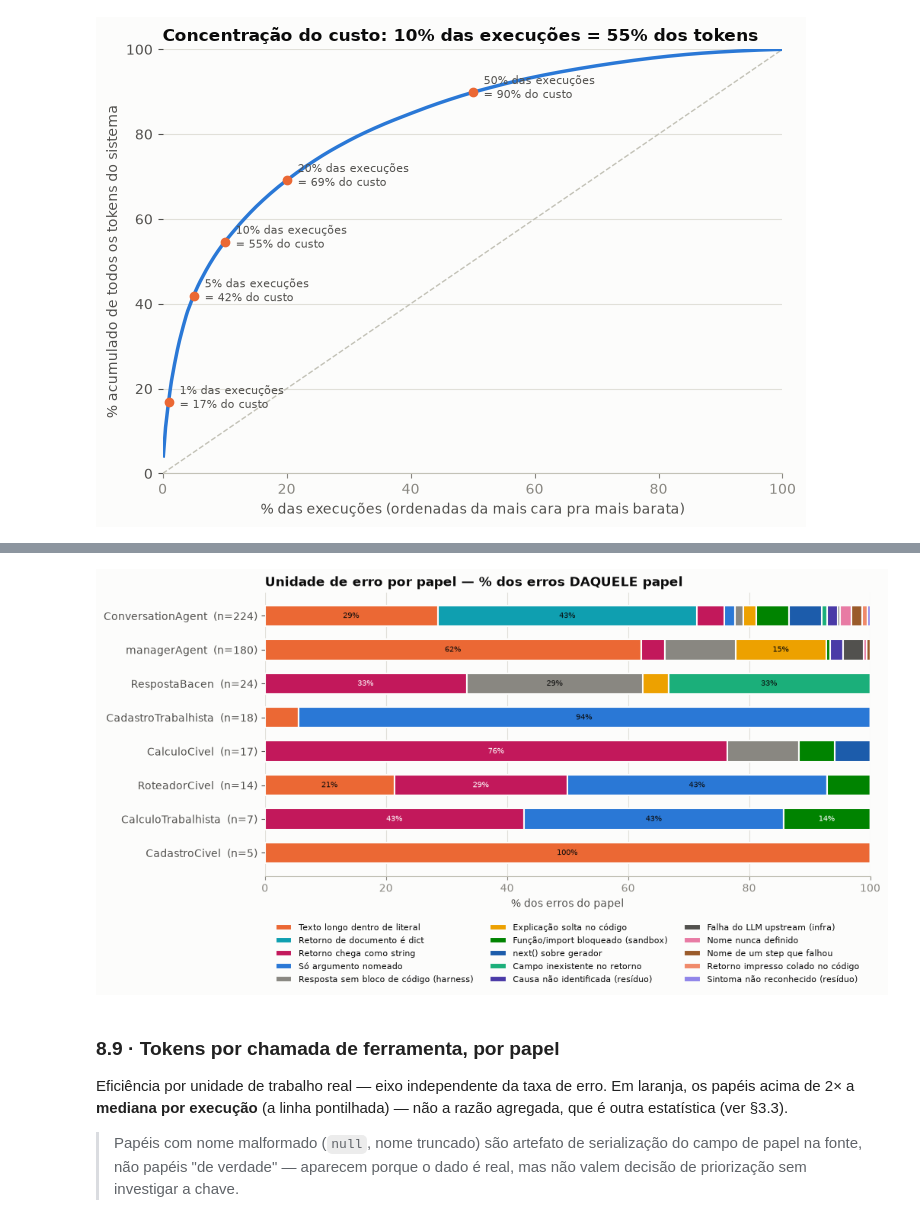
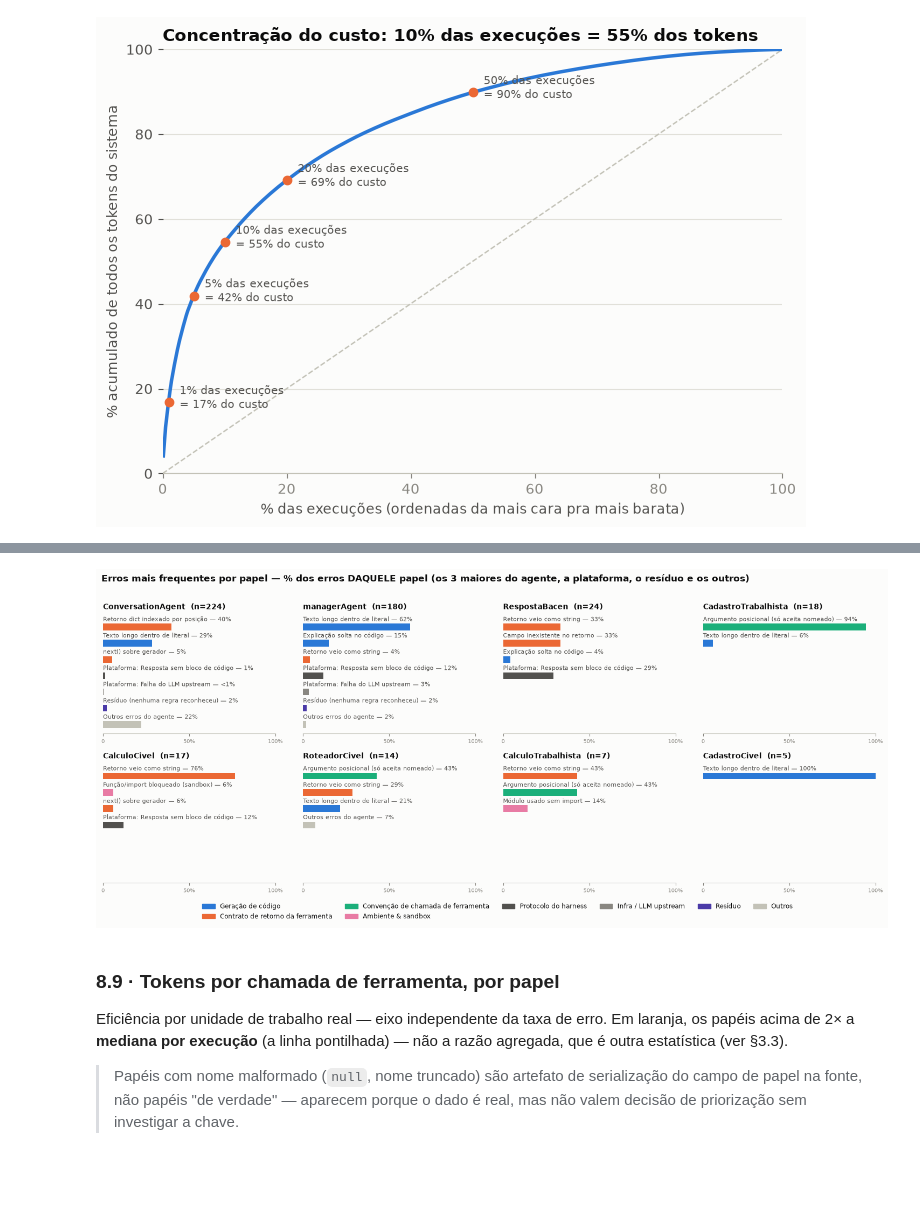
Before and after one commit to rc-ventura/memory_layer_ai_agents, a Jupyter notebook: analysis/2026-09-trace-law-flow/pipeline/analise_trace_esteira_juridica.ipynb, the cells around one changed output, grey strips where cells are left out. Drawn from its saved outputs; the diff is of its cells as text; code cells hidden in the pictures; blank space fills up the shorter version.

```diff
--- a/analysis/2026-09-trace-law-flow/pipeline/analise_trace_esteira_juridica.ipynb
+++ b/analysis/2026-09-trace-law-flow/pipeline/analise_trace_esteira_juridica.ipynb
@@ -1169,51 +1167,55 @@ regra reconheceu a causa).
 # %%
-# 8.8 · só descreve: que unidade de erro cada papel comete (% dos erros DAQUELE papel). Nenhuma decisão de memória
-# aqui — ela está no 9.3 e na genealogia. Cor fixa por unidade (COR_UNIDADE, paleta.py): segue o nome, não a posição.
-LABEL_CURTO = {
-    "U_texto_literal": "Texto longo dentro de literal",
-    "U_contrato_dict": "Retorno de documento é dict",
-    "U_tipo_retorno": "Retorno chega como string",
-    "U_arg_nomeado": "Só argumento nomeado",
-    "U_texto_solto": "Explicação solta no código",
-    "U_sandbox": "Função/import bloqueado (sandbox)",
-    "U_next_gerador": "next() sobre gerador",
-    "U_campo_inexistente": "Campo inexistente no retorno",
-    "U_nome_inventado": "Nome nunca definido",
-    "U_estado_perdido": "Nome de um step que falhou",
-    "U_repr_colado": "Retorno impresso colado no código",
-    "H_bloco_code": "Resposta sem bloco de código (harness)",
-    "H_infra_llm": "Falha do LLM upstream (infra)",
-    "X_causa_nao_identificada": "Causa não identificada (resíduo)",
-    "X_sintoma_nao_reconhecido": "Sintoma não reconhecido (resíduo)",
-}
+# 8.8 · Pareto de erros por papel (submecanismo): os 3 maiores do agente + resíduo + plataforma + outros = 100%.
+# Cor = a língua comum dos erros (COR_ERRO via categoria_do_erro): a mesma do 9.3 e da genealogia.
+import math
+EU8 = EU.assign(cat=[categoria_do_erro(f, u) for f, u in zip(EU["familia"], EU["unidade"])],
+                residuo=EU["unidade"].str.startswith("X_"),
+                plataforma=EU["unidade"].map(lambda u: UNI[u][1] == NAO))
+cat_sub = EU8.groupby("submecanismo")["cat"].agg(lambda s: s.value_counts().index[0])   # cor fixa de cada erro
 
-role_vol2 = EU["role"].value_counts()
-roles_ord = role_vol2[role_vol2 >= 5].sort_values().index
-ordem_u = EU["unidade"].value_counts().index          # a pilha vai da unidade mais frequente para a menos
-tab_rf = pd.crosstab(EU["role"], EU["unidade"]).reindex(index=roles_ord, columns=ordem_u).fillna(0)
-den = tab_rf.sum(axis=1)
-norm8 = tab_rf.div(den, axis=0) * 100
-norm8.index = [f"{r}  (n={int(den[r])})" for r in norm8.index]
+role_vol2 = EU8["role"].value_counts()
+papeis = list(role_vol2[role_vol2 >= 5].index)            # do papel com mais erros para o com menos
+ncol = 4
+fig, axs = plt.subplots(math.ceil(len(papeis) / ncol), ncol, figsize=(15, 3.2 * math.ceil(len(papeis) / ncol)),
+                        squeeze=False)
+usadas, paineis = set(), []
+for ax, papel in zip(axs.flat, papeis):
+    d = EU8[EU8["role"] == papel]
+    n = len(d)
+    agente = d[~d["residuo"] & ~d["plataforma"]]["submecanismo"].value_counts()
+    linhas = [(NOME_ERRO.get(s, s), v, cat_sub[s]) for s, v in agente.head(3).items()]
+    linhas += [(f"Plataforma: {NOME_ERRO.get(s, s)}", v, cat_sub[s])
+               for s, v in d[d["plataforma"]]["submecanismo"].value_counts().items()]
+    if d["residuo"].any():
+        linhas.append(("Resíduo (nenhuma regra reconheceu)", int(d["residuo"].sum()), "Resíduo"))
+    if agente.iloc[3:].sum():
+        linhas.append(("Outros erros do agente", int(agente.iloc[3:].sum()), "Outros"))
+    for i, (rot, v, c) in enumerate(linhas):
+        pct = v / n * 100
+        ax.barh(i * 1.35, pct, color=cor(COR_ERRO, c), height=0.55)
+        ax.text(0, i * 1.35 - 0.36, f"{rot} — {'<1' if pct < 1 else f'{pct:.0f}'}%", fontsize=7.8, va="bottom",
+                ha="left", color=INK2)
+        usadas.add(c)
+    paineis.append((ax, len(linhas))); ax.set_xlim(0, 100)
+    ax.set_title(f"{papel}  (n={n})", fontsize=10, loc="left")
+    ax.set_yticks([]); ax.set_xticks([0, 50, 100], ["0", "50%", "100%"], fontsize=7.5)
+    for s in ("top", "right", "left"): ax.spines[s].set_visible(False)
+    ax.spines["bottom"].set_color(BASE)
+max_linhas = max(k for _, k in paineis)        # mesma altura de linha em todos os painéis
+for ax, _ in paineis:
+    ax.set_ylim(max_linhas * 1.35 - 0.6, -1.1)
+for ax in list(axs.flat)[len(papeis):]:
+    ax.axis("off")
 
-fig, ax = plt.subplots(figsize=(10.5, 5.8))
-left = np.zeros(len(norm8))
-for u in norm8.columns:
-    v, fundo = norm8[u].values, cor(COR_UNIDADE, u)
-    ax.barh(norm8.index, v, left=left, color=fundo, height=0.62, edgecolor=SURFACE, linewidth=1.5,
-            label=LABEL_CURTO.get(u, UNI[u][0]))
-    for i, (x0, w) in enumerate(zip(left, v)):
-        if w >= 12:   # número só nas fatias largas o bastante
-            ax.text(x0 + w / 2, i, f"{w:.0f}%", ha="center", va="center", fontsize=7.5, color=cor_texto_sobre(fundo))
-    left += v
-ax.set_xlim(0, 100)
-ax.set_title("Unidade de erro por papel — % dos erros DAQUELE papel")
-ax.set_xlabel("% dos erros do papel")
-style_ax(ax, xgrid=False)
-ax.xaxis.grid(True, color=GRID, linewidth=0.8); ax.set_axisbelow(True)
-ax.legend(loc="upper center", bbox_to_anchor=(0.5, -0.14), ncol=3, fontsize=7.8, frameon=False)
-plt.tight_layout(); plt.show()
+from matplotlib.patches import Patch
+ordem_leg = [c for c in COR_ERRO if c in usadas]
+fig.legend(handles=[Patch(color=cor(COR_ERRO, c), label=c) for c in ordem_leg], loc="lower center",
+           ncol=min(len(ordem_leg), 6), fontsize=8.5, frameon=False, bbox_to_anchor=(0.5, -0.04))
+fig.suptitle("Erros mais frequentes por papel — % dos erros DAQUELE papel (os 3 maiores do agente, "
+             "a plataforma, o resíduo e os outros)", x=0.01, ha="left", fontsize=12, fontweight="bold")
+plt.tight_layout(rect=[0, 0.03, 1, 0.97]); plt.show()
 # %% [output]
-[figure, old version]
+[figure, new version]
 # %% [markdown]
 ### 8.9 · Tokens por chamada de ferramenta, por papel
 
```
Also changed, not shown: parts of 3 cells of this notebook, 8 other files.
